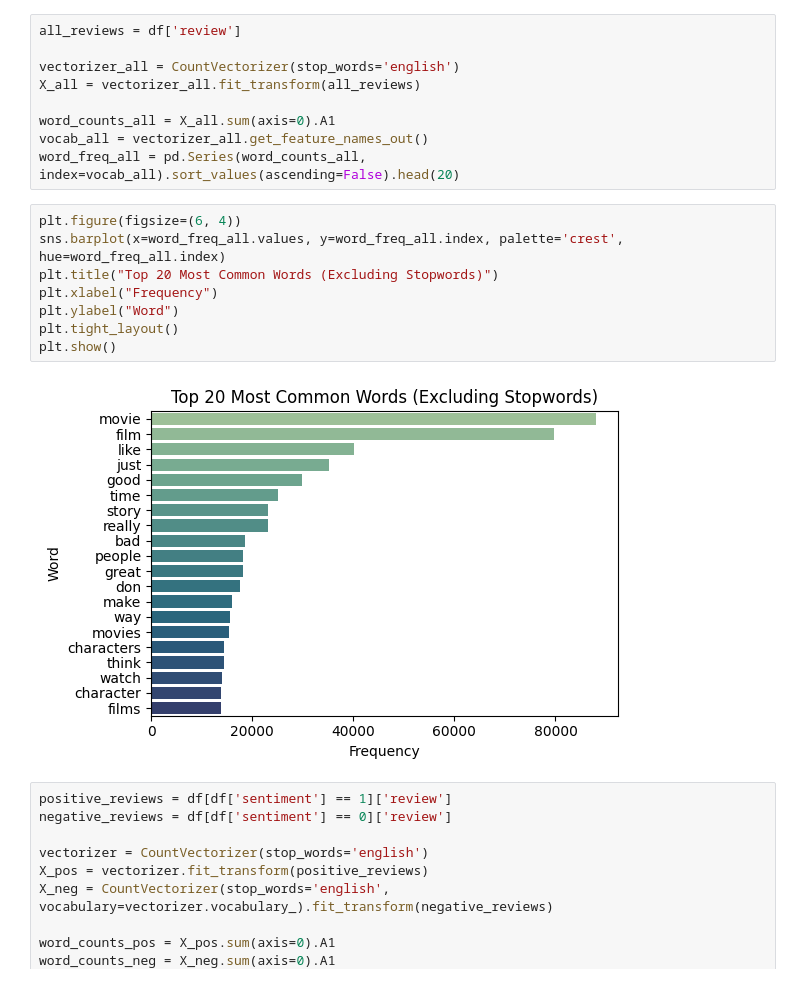
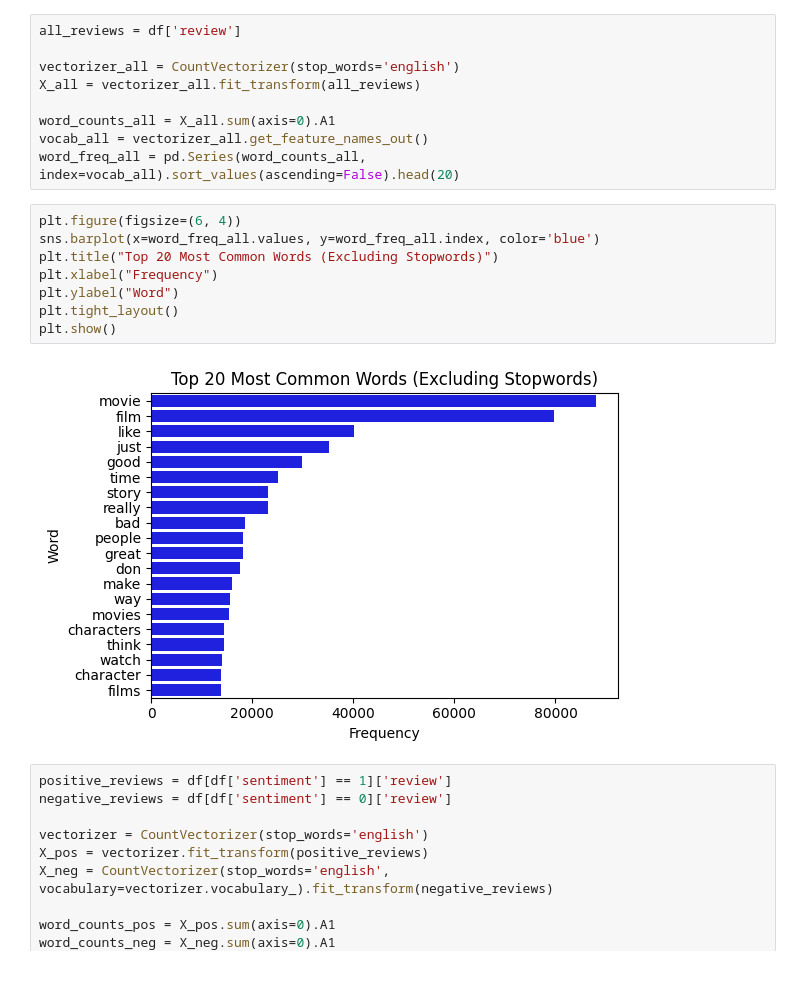
Before and after one commit to mmcphie04/nlp-sentiment-analysis, a Jupyter notebook: milestone3.ipynb, the cells around one changed output. Drawn from its saved outputs; the diff is of its cells as text.

```diff
--- a/milestone3.ipynb
+++ b/milestone3.ipynb
@@ -129,14 +130,14 @@ vocab_all = vectorizer_all.get_feature_names_out()
 word_freq_all = pd.Series(word_counts_all, index=vocab_all).sort_values(ascending=False).head(20)
 # %%
 plt.figure(figsize=(6, 4))
-sns.barplot(x=word_freq_all.values, y=word_freq_all.index, palette='crest', hue=word_freq_all.index)
+sns.barplot(x=word_freq_all.values, y=word_freq_all.index, color='blue')
 plt.title("Top 20 Most Common Words (Excluding Stopwords)")
 plt.xlabel("Frequency")
 plt.ylabel("Word")
 plt.tight_layout()
 plt.show()
 # %% [output]
-[figure, old version]
+[figure, new version]
 # %%
 positive_reviews = df[df['sentiment'] == 1]['review']
 negative_reviews = df[df['sentiment'] == 0]['review']
```
Also changed, not shown: parts of 5 cells of this notebook.
